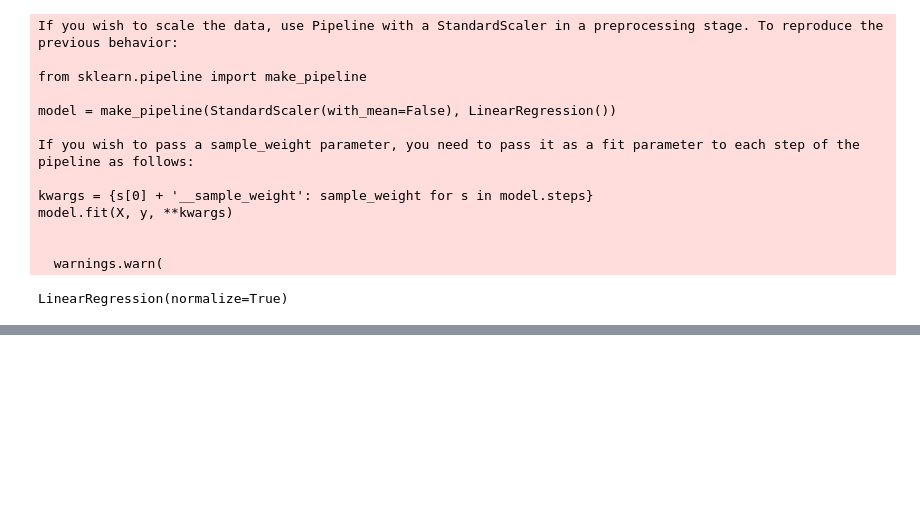
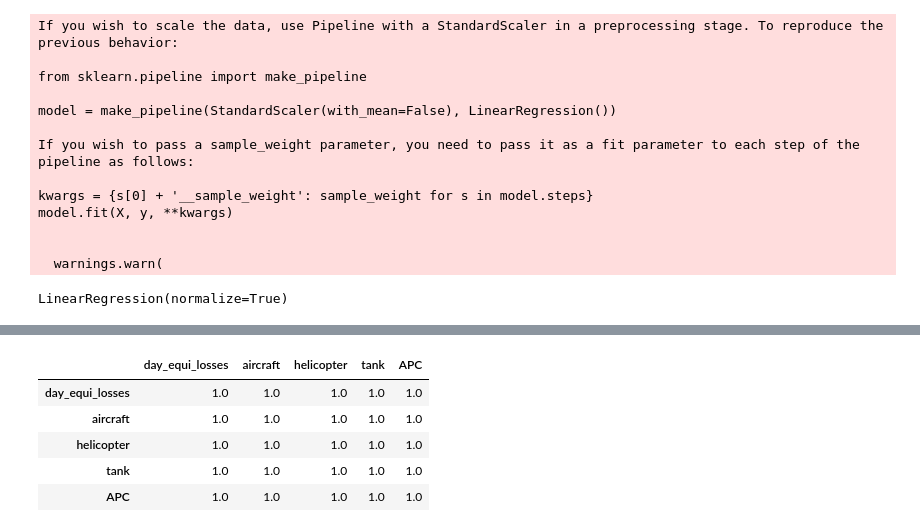
Before and after one commit to MohamedBelhedi/ukrainwarlosses, a Jupyter notebook: Losses of the Russian Army.ipynb, the cells around one changed output, grey strips where cells are left out. Drawn from its saved outputs; the diff is of its cells as text; code cells hidden in the pictures; blank space fills up the shorter version.

```diff
--- a/Losses of the Russian Army.ipynb
+++ b/Losses of the Russian Army.ipynb
@@ -95,0 +107,9 @@ array([ -4.71214012, -42.46775714])
+# %%
+result_complete_df.corr()
+# %% [output]
+|  | day_equi_losses | aircraft | helicopter | tank | APC |
+| day_equi_losses | 1.0 | 1.0 | 1.0 | 1.0 | 1.0 |
+| aircraft | 1.0 | 1.0 | 1.0 | 1.0 | 1.0 |
+| helicopter | 1.0 | 1.0 | 1.0 | 1.0 | 1.0 |
+| tank | 1.0 | 1.0 | 1.0 | 1.0 | 1.0 |
+| APC | 1.0 | 1.0 | 1.0 | 1.0 | 1.0 |
```
Also changed, not shown: parts of 23 cells of this notebook.
